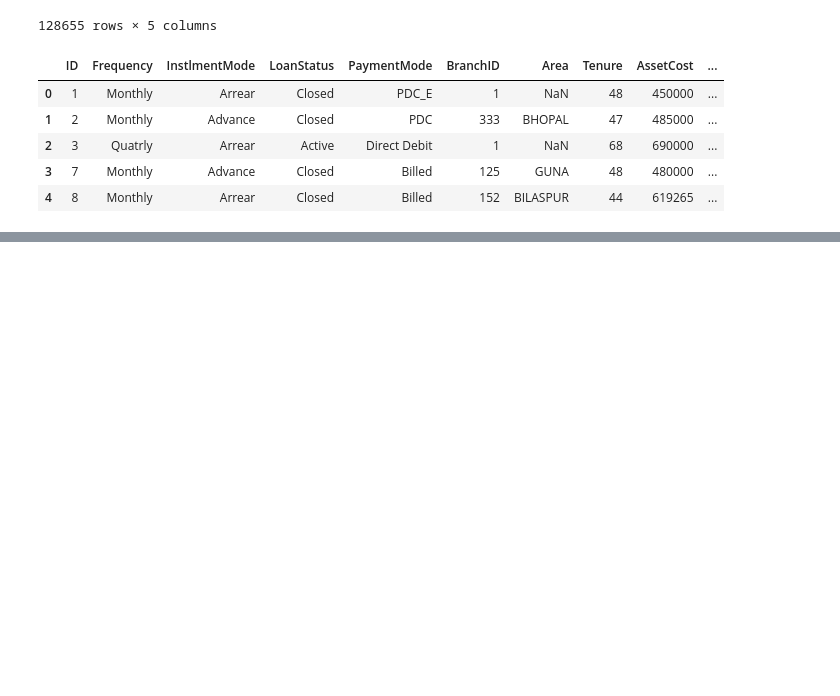
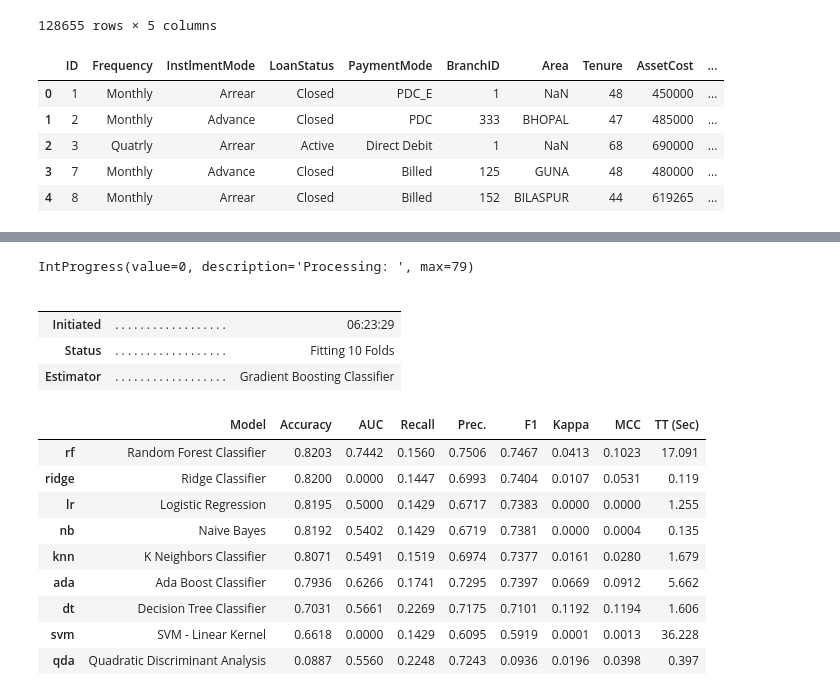
Before and after one commit to DataSenseiAryan/LTFSDSFinHack3, a Jupyter notebook: Copy_of_FeatureEngineering.ipynb, the cells around one changed output, grey strips where cells are left out. Cells and saved outputs as stored; diff of their text form; code cells hidden in the pictures; blank space fills up the shorter version.

```diff
--- a/Copy_of_FeatureEngineering.ipynb
+++ b/Copy_of_FeatureEngineering.ipynb
@@ -422,3 +603,22 @@ exp_clf102 = setup(data = final_df_train, target = 'Top-up Month', session_id=12
+# %%
+compare_models()
+# %% [output]
+IntProgress(value=0, description='Processing: ', max=79)
+|  |  |  |
+|  |  |  |
+| Initiated | . . . . . . . . . . . . . . . . . . | 06:23:29 |
+| Status | . . . . . . . . . . . . . . . . . . | Fitting 10 Folds |
+| Estimator | . . . . . . . . . . . . . . . . . . | Gradient Boosting Classifier |
+|  | Model | Accuracy | AUC | Recall | Prec. | F1 | Kappa | MCC | TT (Sec) |
+| rf | Random Forest Classifier | 0.8203 | 0.7442 | 0.1560 | 0.7506 | 0.7467 | 0.0413 | 0.1023 | 17.091 |
+| ridge | Ridge Classifier | 0.8200 | 0.0000 | 0.1447 | 0.6993 | 0.7404 | 0.0107 | 0.0531 | 0.119 |
+| lr | Logistic Regression | 0.8195 | 0.5000 | 0.1429 | 0.6717 | 0.7383 | 0.0000 | 0.0000 | 1.255 |
+| nb | Naive Bayes | 0.8192 | 0.5402 | 0.1429 | 0.6719 | 0.7381 | 0.0000 | 0.0004 | 0.135 |
+| knn | K Neighbors Classifier | 0.8071 | 0.5491 | 0.1519 | 0.6974 | 0.7377 | 0.0161 | 0.0280 | 1.679 |
+| ada | Ada Boost Classifier | 0.7936 | 0.6266 | 0.1741 | 0.7295 | 0.7397 | 0.0669 | 0.0912 | 5.662 |
+| dt | Decision Tree Classifier | 0.7031 | 0.5661 | 0.2269 | 0.7175 | 0.7101 | 0.1192 | 0.1194 | 1.606 |
+| svm | SVM - Linear Kernel | 0.6618 | 0.0000 | 0.1429 | 0.6095 | 0.5919 | 0.0001 | 0.0013 | 36.228 |
+| qda | Quadratic Discriminant Analysis | 0.0887 | 0.5560 | 0.2248 | 0.7243 | 0.0936 | 0.0196 | 0.0398 | 0.397 |
 # %%
 rf = create_model('rf')
 # %%
```
Also changed, not shown: parts of 27 cells of this notebook.
